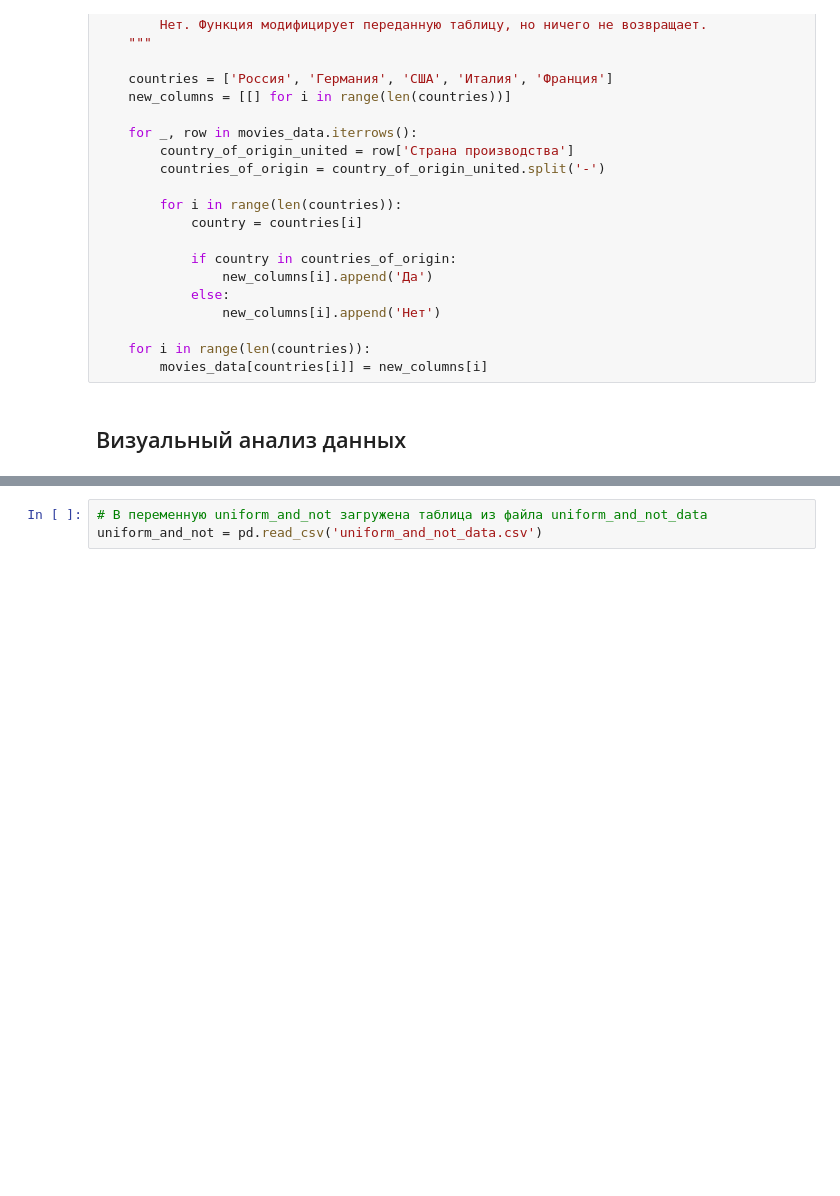
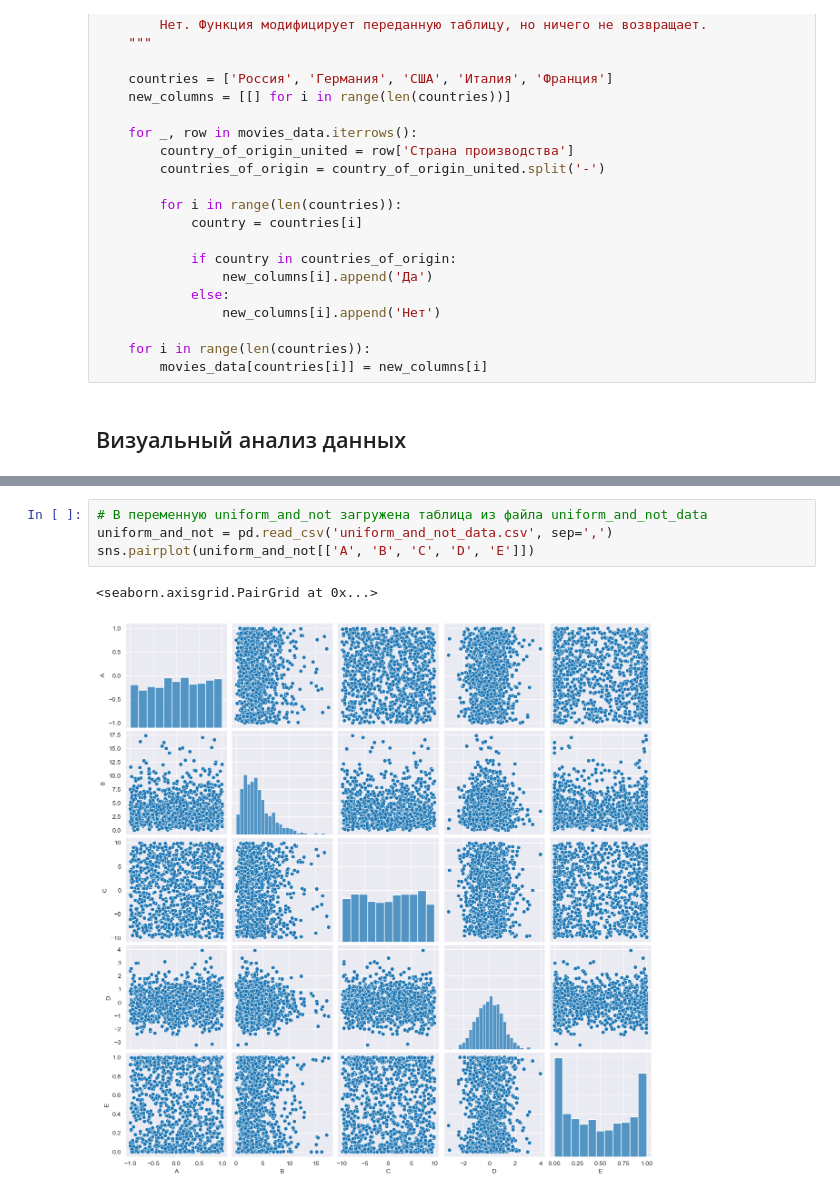
Before and after one commit to Witek131/Jpaiton, a Jupyter notebook: module_3_tasks.ipynb, the cells around one changed output, grey strips where cells are left out. Saved outputs shown, nothing was run; the diff lists cells and outputs as text; blank space fills up the shorter version.

```diff
--- a/module_3_tasks.ipynb
+++ b/module_3_tasks.ipynb
@@ -229,3 +202,7 @@ many_factors = pd.read_csv('many_factors_data.csv')
 # %%
 # В переменную uniform_and_not загружена таблица из файла uniform_and_not_data
-uniform_and_not = pd.read_csv('uniform_and_not_data.csv')
+uniform_and_not = pd.read_csv('uniform_and_not_data.csv', sep=',')
+sns.pairplot(uniform_and_not[['A', 'B', 'C', 'D', 'E']])
+# %% [output]
+<seaborn.axisgrid.PairGrid at 0x...>
+[figure, added]
```
Also changed, not shown: parts of 8 cells of this notebook, 5 other files.
